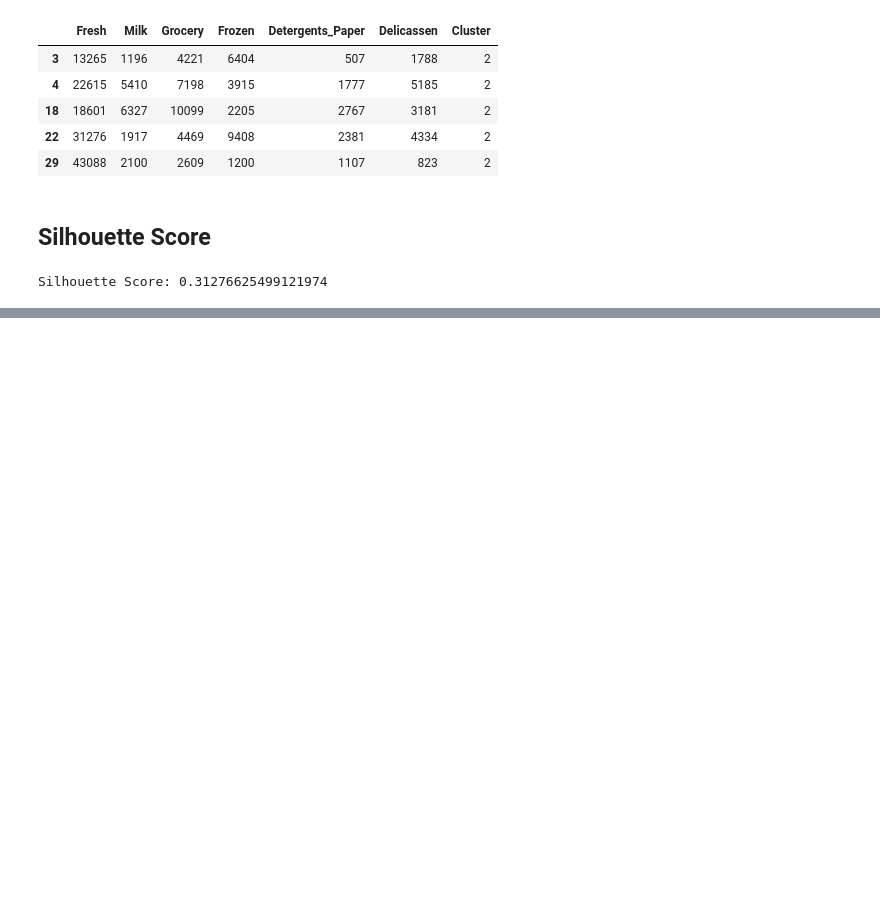
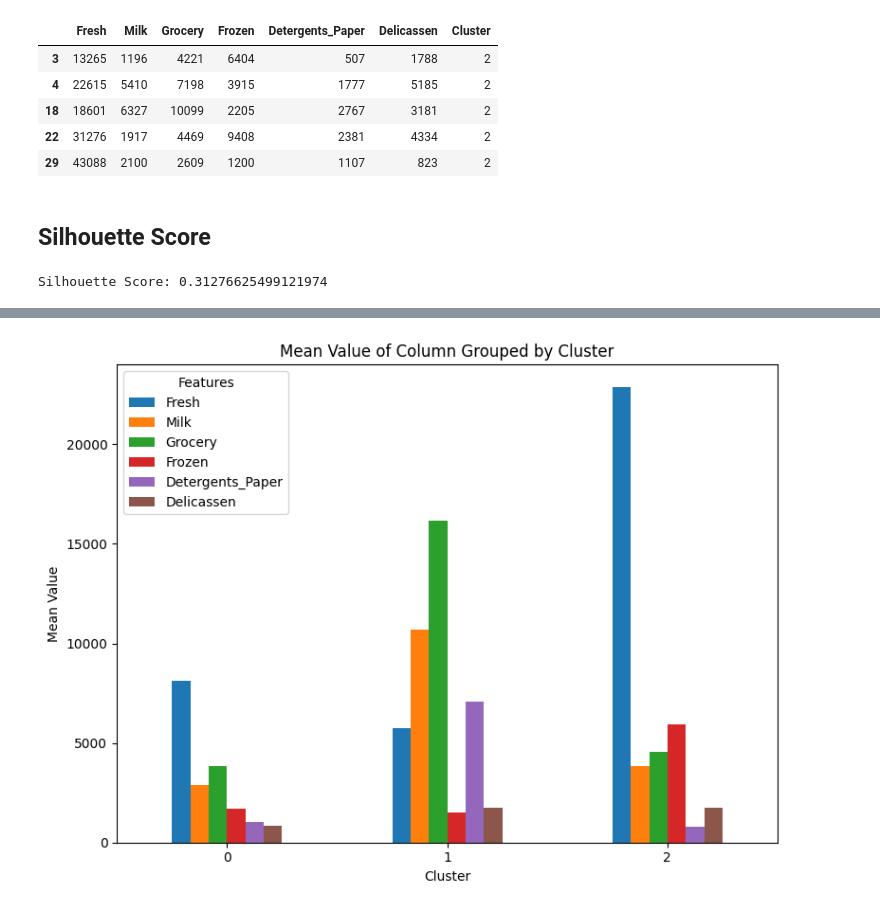
Before and after one commit to SobiaNoorAI/Wholesale-Customer-Segmentation-and-Spending-Behavior-Analysis-By-ML, a Jupyter notebook: K_Means_Clustering_Wholesale_Customers.ipynb, the cells around one changed output, grey strips where cells are left out. Cells and saved outputs as stored; diff of their text form; code cells hidden in the pictures; blank space fills up the shorter version.

```diff
--- a/K_Means_Clustering_Wholesale_Customers.ipynb
+++ b/K_Means_Clustering_Wholesale_Customers.ipynb
@@ -291,0 +305,4 @@ Silhouette Score: 0.31276625499121974
+# %%
+# Analyze Clusters
+cluster_mean=Wholesale_df_filtered.groupby("Cluster").mean()
+cluster_mean
@@ -291,0 +315,12 @@ Silhouette Score: 0.31276625499121974
+# %%
+# Create the column plot
+cluster_mean.plot(kind='bar', figsize=(8, 6))
+plt.title('Mean Value of Column Grouped by Cluster')
+plt.xlabel('Cluster')
+plt.ylabel('Mean Value')
+plt.xticks(rotation=0)  # Rotate x-axis labels for better readability
+plt.legend(title='Features')
+plt.tight_layout()
+plt.show()
+# %% [output]
+[figure, added]
```
Also changed, not shown: parts of 4 cells of this notebook.
